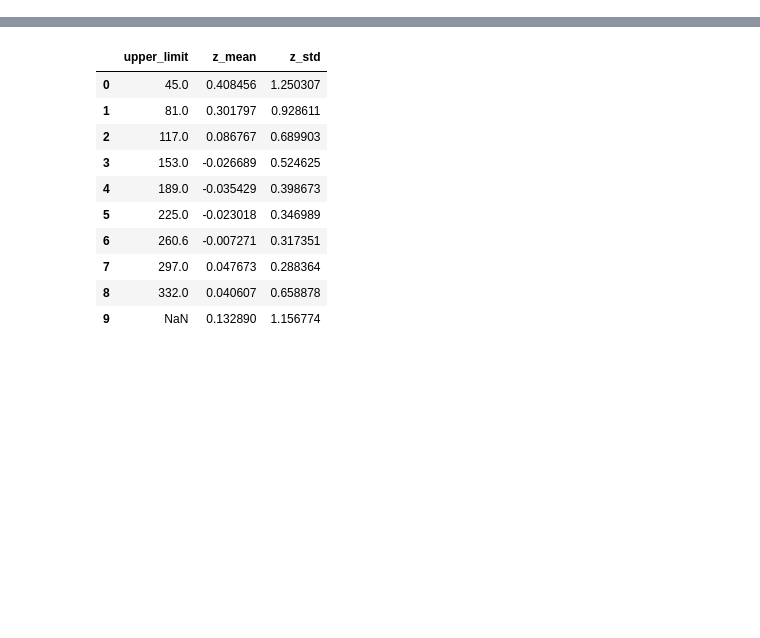
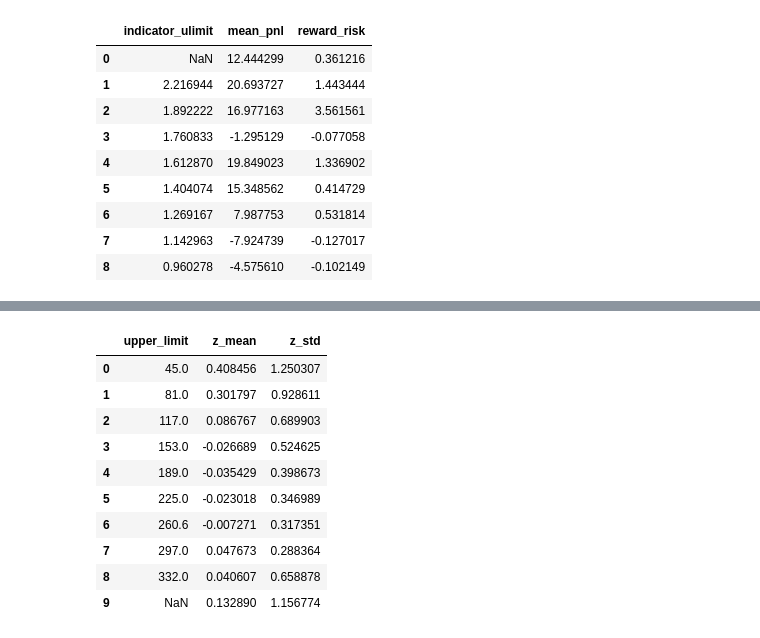
Before and after one commit to d0p34m1n3/repo_barbarossa, a Jupyter notebook: PycharmProjects/backtesting/test_backtest_curve_pca.ipynb, the cells around one changed output, grey strips where cells are left out. Saved outputs shown, nothing was run; the diff lists cells and outputs as text; code cells hidden in the pictures; blank space fills up the shorter version.

```diff
--- a/PycharmProjects/backtesting/test_backtest_curve_pca.ipynb
+++ b/PycharmProjects/backtesting/test_backtest_curve_pca.ipynb
@@ -67,0 +78,20 @@ plt.show()
+# %%
+import backtesting.backtest_curve_pca as bcp
+ticker_head = 'CL'
+
+backtest_output = bcp.backtest_curve_pca(ticker_head=ticker_head,
+                                         date_to=20160219,
+                                        years_back=5,
+                                        indicator='z')
+pnl_frame = backtest_output['pnl_frame']
+report_results_list = backtest_output['report_results_list']
+
+backtest_output = bcp.backtest_curve_pca(ticker_head=ticker_head,
+                                         date_to=20160219,
+                                        years_back=5,
+                                        indicator='z2')
+pnl_frame2 = backtest_output['pnl_frame']
+report_results_list2 = backtest_output['report_results_list']
+
+print(pnl_frame['z'].mean())
+print(pnl_frame2['z'].mean())
@@ -67,0 +137,19 @@ plt.show()
+# %%
+import backtesting.backtest_stats as bs
+
+bs.get_indicator_rr_table(trade_data=pnl_frame,
+                                          indicator_name='z',
+                                          strategy_class='curve_pca',
+                                         long_pnl_field='pnl',
+                                         short_pnl_field='pnl')
+# %% [output]
+|  | indicator_ulimit | mean_pnl | reward_risk |
+| 0 | NaN | 12.444299 | 0.361216 |
+| 1 | 2.216944 | 20.693727 | 1.443444 |
+| 2 | 1.892222 | 16.977163 | 3.561561 |
+| 3 | 1.760833 | -1.295129 | -0.077058 |
+| 4 | 1.612870 | 19.849023 | 1.336902 |
+| 5 | 1.404074 | 15.348562 | 0.414729 |
+| 6 | 1.269167 | 7.987753 | 0.531814 |
+| 7 | 1.142963 | -7.924739 | -0.127017 |
+| 8 | 0.960278 | -4.575610 | -0.102149 |
```
Also changed, not shown: parts of 12 cells of this notebook, 20 other files.
